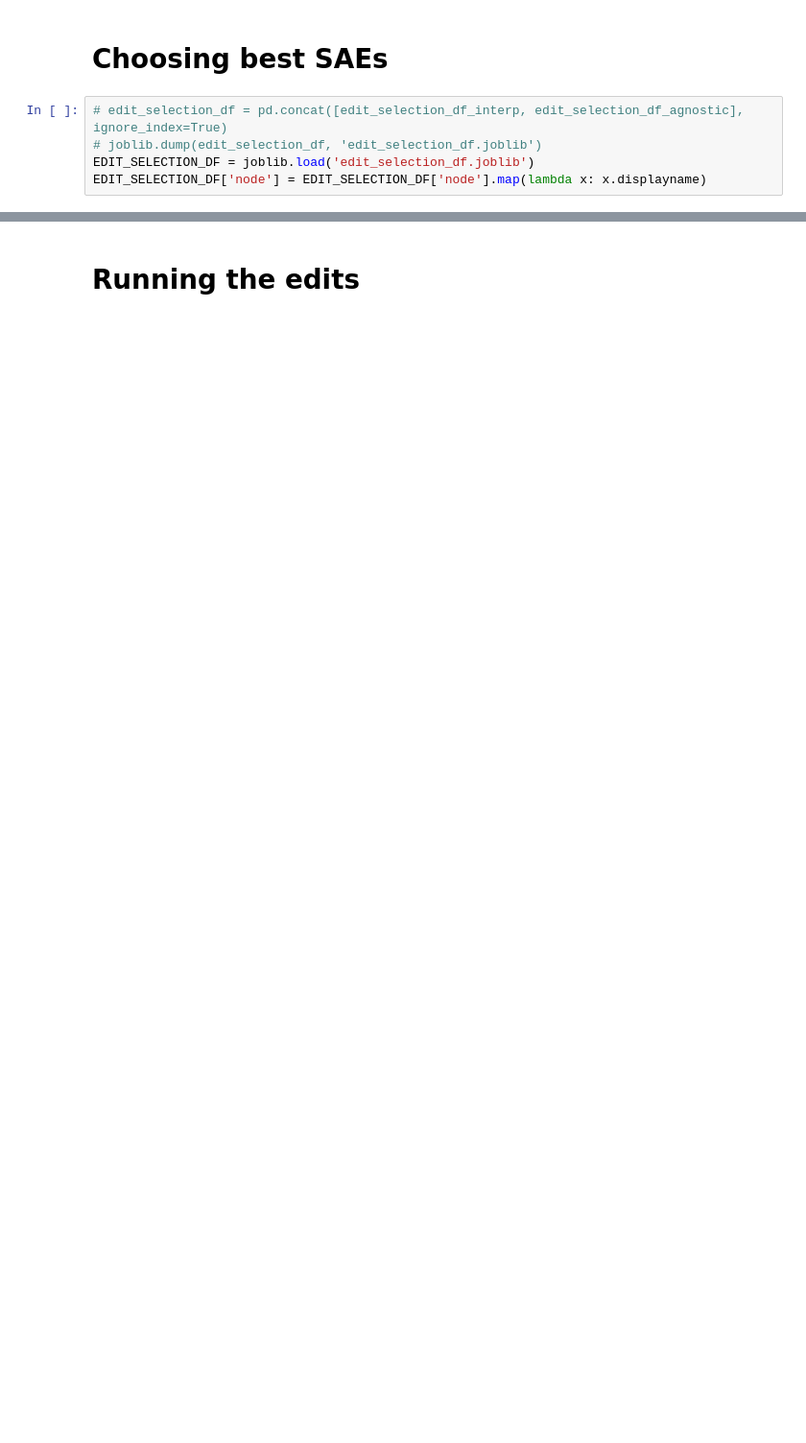
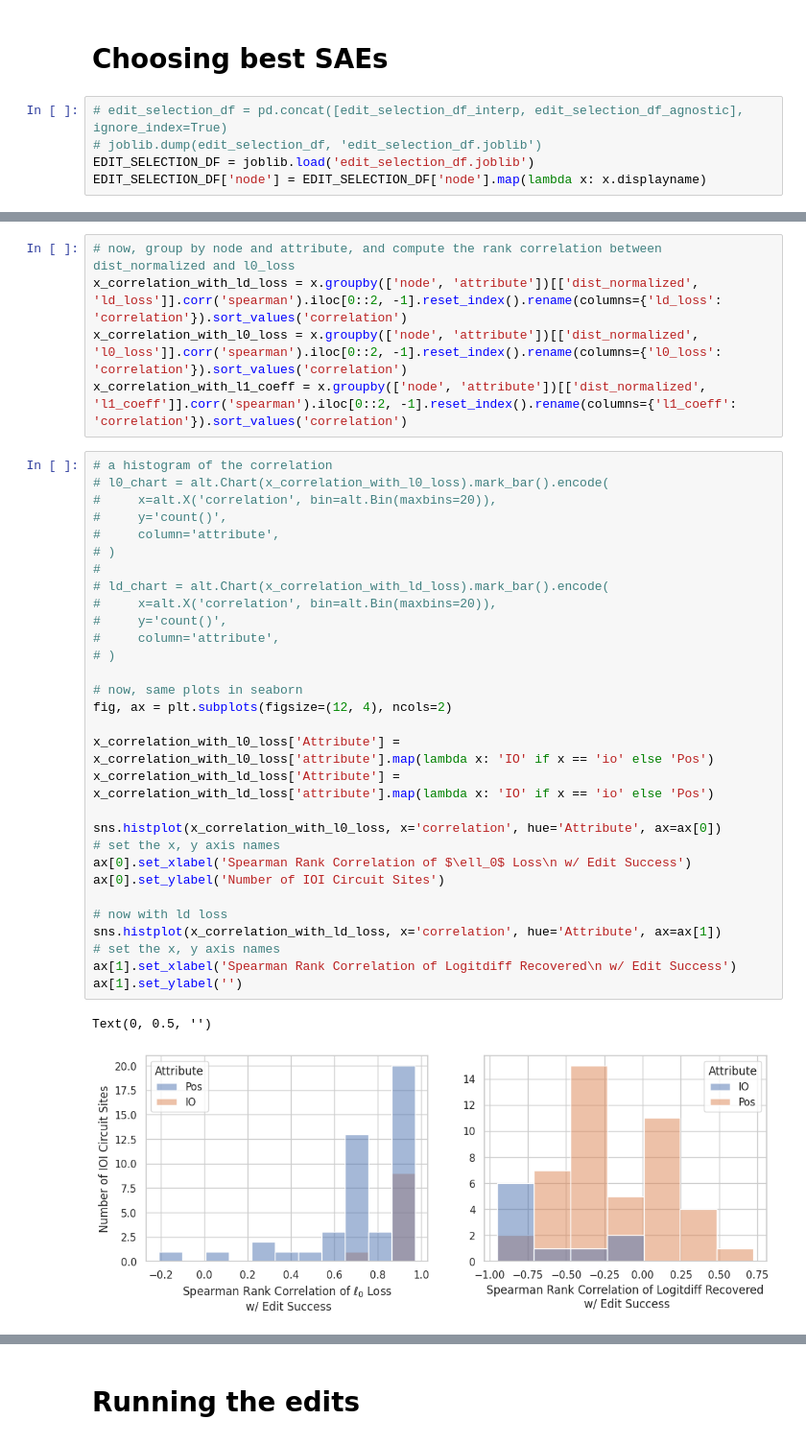
Before and after one commit to amakelov/sae, a Jupyter notebook: analysis.ipynb, the cells around one changed output, grey strips where cells are left out. Shown at 96% size. Saved outputs shown, nothing was run; the diff lists cells and outputs as text; blank space fills up the shorter version.

```diff
--- a/analysis.ipynb
+++ b/analysis.ipynb
@@ -331,0 +457,38 @@ EDIT_SELECTION_DF['node'] = EDIT_SELECTION_DF['node'].map(lambda x: x.displaynam
+# %%
+# now, group by node and attribute, and compute the rank correlation between dist_normalized and l0_loss
+x_correlation_with_ld_loss = x.groupby(['node', 'attribute'])[['dist_normalized', 'ld_loss']].corr('spearman').iloc[0::2, -1].reset_index().rename(columns={'ld_loss': 'correlation'}).sort_values('correlation')
+x_correlation_with_l0_loss = x.groupby(['node', 'attribute'])[['dist_normalized', 'l0_loss']].corr('spearman').iloc[0::2, -1].reset_index().rename(columns={'l0_loss': 'correlation'}).sort_values('correlation')
+x_correlation_with_l1_coeff = x.groupby(['node', 'attribute'])[['dist_normalized', 'l1_coeff']].corr('spearman').iloc[0::2, -1].reset_index().rename(columns={'l1_coeff': 'correlation'}).sort_values('correlation')
+# %%
+# a histogram of the correlation
+# l0_chart = alt.Chart(x_correlation_with_l0_loss).mark_bar().encode(
+#     x=alt.X('correlation', bin=alt.Bin(maxbins=20)),
+#     y='count()',
+#     column='attribute',
+# )
+#
+# ld_chart = alt.Chart(x_correlation_with_ld_loss).mark_bar().encode(
+#     x=alt.X('correlation', bin=alt.Bin(maxbins=20)),
+#     y='count()',
+#     column='attribute',
+# )
+
+# now, same plots in seaborn
+fig, ax = plt.subplots(figsize=(12, 4), ncols=2)
+
+x_correlation_with_l0_loss['Attribute'] = x_correlation_with_l0_loss['attribute'].map(lambda x: 'IO' if x == 'io' else 'Pos')
+x_correlation_with_ld_loss['Attribute'] = x_correlation_with_ld_loss['attribute'].map(lambda x: 'IO' if x == 'io' else 'Pos')
+
+sns.histplot(x_correlation_with_l0_loss, x='correlation', hue='Attribute', ax=ax[0])
+# set the x, y axis names
+ax[0].set_xlabel('Spearman Rank Correlation of $\ell_0$ Loss\n w/ Edit Success')
+ax[0].set_ylabel('Number of IOI Circuit Sites')
+
+# now with ld loss
+sns.histplot(x_correlation_with_ld_loss, x='correlation', hue='Attribute', ax=ax[1])
+# set the x, y axis names
+ax[1].set_xlabel('Spearman Rank Correlation of Logitdiff Recovered\n w/ Edit Success')
+ax[1].set_ylabel('')
+# %% [output]
+Text(0, 0.5, '')
+[figure, added]
```
Also changed, not shown: parts of 63 cells of this notebook, 5 other files.
